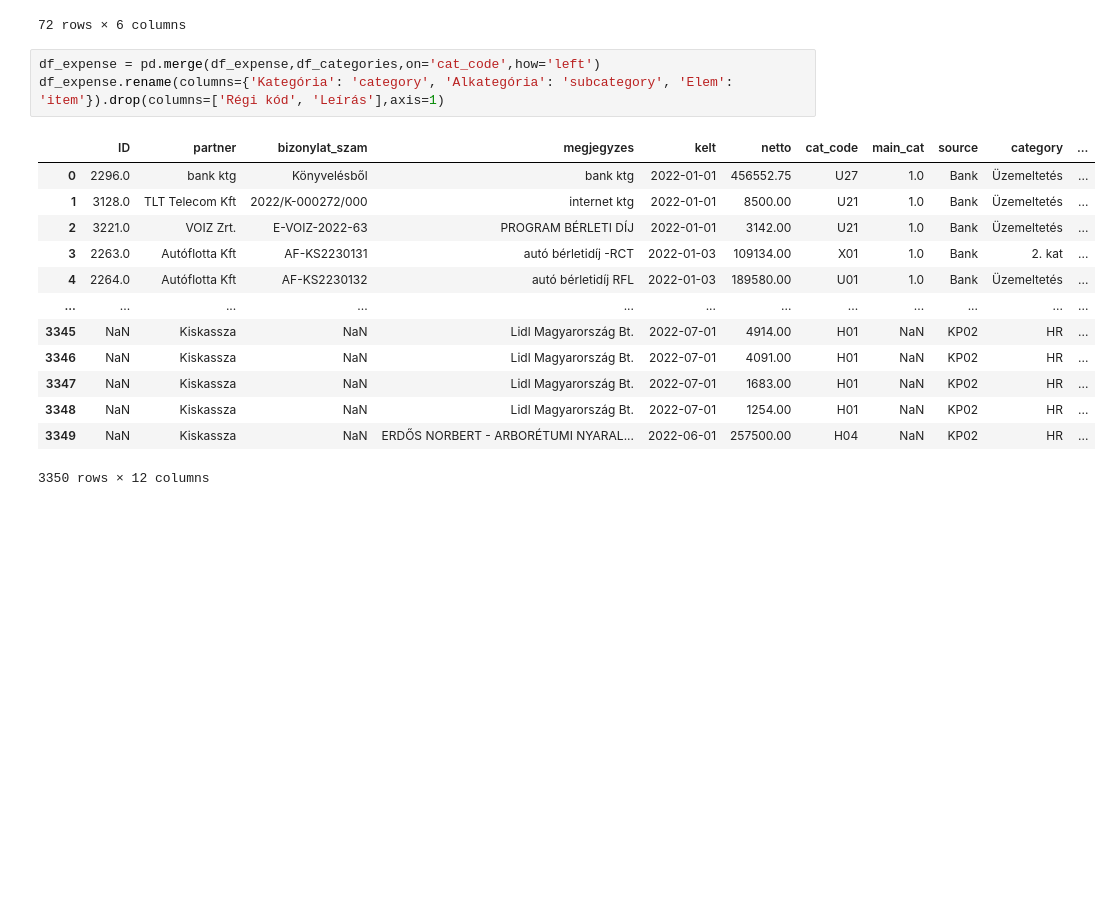
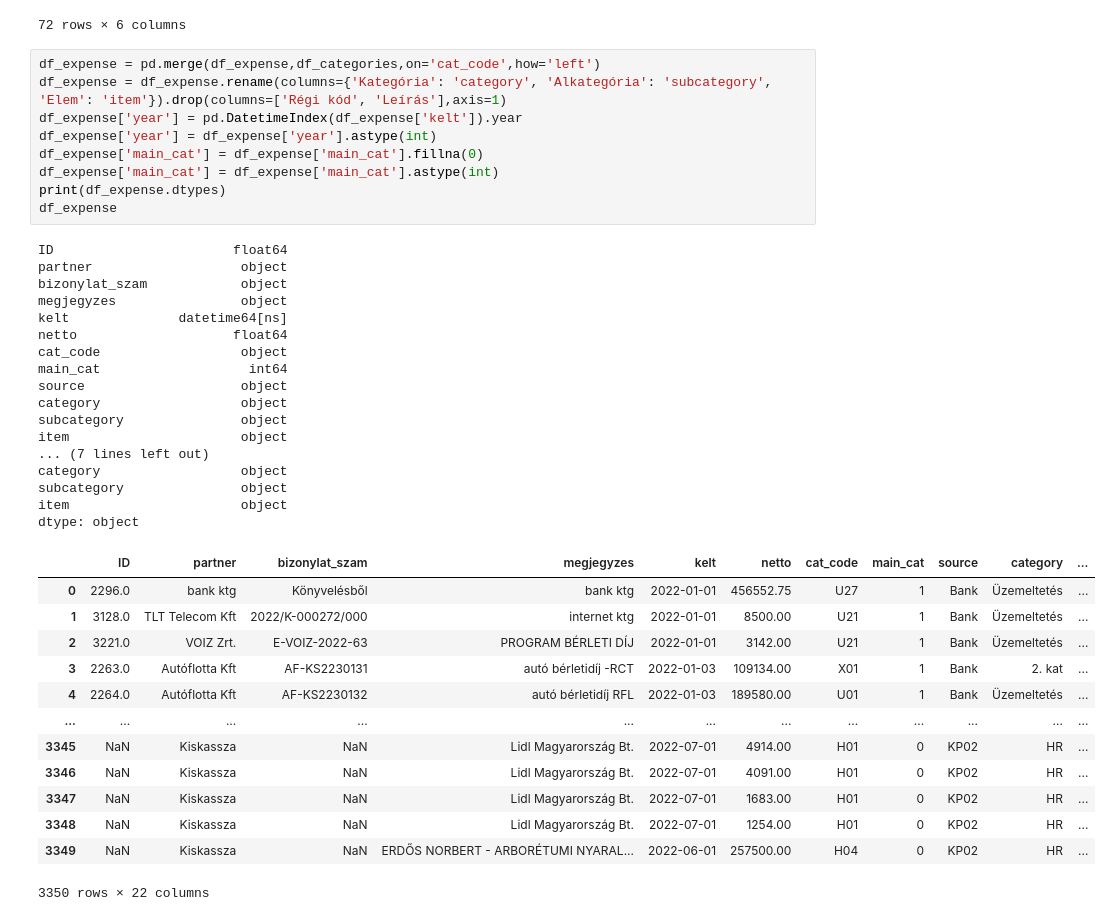
Before and after one commit to nofesmit/project-dragon, a Jupyter notebook: test.ipynb, the cells around one changed output. Drawn from its saved outputs; the diff is of its cells as text; blank space fills up the shorter version.

```diff
--- a/test.ipynb
+++ b/test.ipynb
@@ -77,18 +77,41 @@ df_categories
 72 rows × 6 columns
 # %%
 df_expense = pd.merge(df_expense,df_categories,on='cat_code',how='left')
-df_expense.rename(columns={'Kategória': 'category', 'Alkategória': 'subcategory', 'Elem': 'item'}).drop(columns=['Régi kód', 'Leírás'],axis=1)
+df_expense = df_expense.rename(columns={'Kategória': 'category', 'Alkategória': 'subcategory', 'Elem': 'item'}).drop(columns=['Régi kód', 'Leírás'],axis=1)
+df_expense['year'] = pd.DatetimeIndex(df_expense['kelt']).year
+df_expense['year'] = df_expense['year'].astype(int)
+df_expense['main_cat'] = df_expense['main_cat'].fillna(0)
+df_expense['main_cat'] = df_expense['main_cat'].astype(int)
+print(df_expense.dtypes)
+df_expense
 # %% [output]
+ID                       float64
+partner                   object
+bizonylat_szam            object
+megjegyzes                object
+kelt              datetime64[ns]
+netto                    float64
+cat_code                  object
+main_cat                   int64
+source                    object
+category                  object
+subcategory               object
+item                      object
+... (7 lines left out)
+category                  object
+subcategory               object
+item                      object
+dtype: object
 |  | ID | partner | bizonylat_szam | megjegyzes | kelt | netto | cat_code | main_cat | source | category | ... |
-| 0 | 2296.0 | bank ktg | Könyvelésből | bank ktg | 2022-01-01 | 456552.75 | U27 | 1.0 | Bank | Üzemeltetés | ... |
-| 1 | 3128.0 | TLT Telecom Kft | 2022/K-000272/000 | internet ktg | 2022-01-01 | 8500.00 | U21 | 1.0 | Bank | Üzemeltetés | ... |
-| 2 | 3221.0 | VOIZ Zrt. | E-VOIZ-2022-63 | PROGRAM BÉRLETI DÍJ | 2022-01-01 | 3142.00 | U21 | 1.0 | Bank | Üzemeltetés | ... |
-| 3 | 2263.0 | Autóflotta Kft | AF-KS2230131 | autó bérletidíj -RCT | 2022-01-03 | 109134.00 | X01 | 1.0 | Bank | 2. kat | ... |
-| 4 | 2264.0 | Autóflotta Kft | AF-KS2230132 | autó bérletidíj RFL | 2022-01-03 | 189580.00 | U01 | 1.0 | Bank | Üzemeltetés | ... |
+| 0 | 2296.0 | bank ktg | Könyvelésből | bank ktg | 2022-01-01 | 456552.75 | U27 | 1 | Bank | Üzemeltetés | ... |
+| 1 | 3128.0 | TLT Telecom Kft | 2022/K-000272/000 | internet ktg | 2022-01-01 | 8500.00 | U21 | 1 | Bank | Üzemeltetés | ... |
+| 2 | 3221.0 | VOIZ Zrt. | E-VOIZ-2022-63 | PROGRAM BÉRLETI DÍJ | 2022-01-01 | 3142.00 | U21 | 1 | Bank | Üzemeltetés | ... |
+| 3 | 2263.0 | Autóflotta Kft | AF-KS2230131 | autó bérletidíj -RCT | 2022-01-03 | 109134.00 | X01 | 1 | Bank | 2. kat | ... |
+| 4 | 2264.0 | Autóflotta Kft | AF-KS2230132 | autó bérletidíj RFL | 2022-01-03 | 189580.00 | U01 | 1 | Bank | Üzemeltetés | ... |
 | ... | ... | ... | ... | ... | ... | ... | ... | ... | ... | ... | ... |
-| 3345 | NaN | Kiskassza | NaN | Lidl Magyarország Bt. | 2022-07-01 | 4914.00 | H01 | NaN | KP02 | HR | ... |
-| 3346 | NaN | Kiskassza | NaN | Lidl Magyarország Bt. | 2022-07-01 | 4091.00 | H01 | NaN | KP02 | HR | ... |
-| 3347 | NaN | Kiskassza | NaN | Lidl Magyarország Bt. | 2022-07-01 | 1683.00 | H01 | NaN | KP02 | HR | ... |
-| 3348 | NaN | Kiskassza | NaN | Lidl Magyarország Bt. | 2022-07-01 | 1254.00 | H01 | NaN | KP02 | HR | ... |
-| 3349 | NaN | Kiskassza | NaN | ERDŐS NORBERT - ARBORÉTUMI NYARAL... | 2022-06-01 | 257500.00 | H04 | NaN | KP02 | HR | ... |
+| 3345 | NaN | Kiskassza | NaN | Lidl Magyarország Bt. | 2022-07-01 | 4914.00 | H01 | 0 | KP02 | HR | ... |
+| 3346 | NaN | Kiskassza | NaN | Lidl Magyarország Bt. | 2022-07-01 | 4091.00 | H01 | 0 | KP02 | HR | ... |
+| 3347 | NaN | Kiskassza | NaN | Lidl Magyarország Bt. | 2022-07-01 | 1683.00 | H01 | 0 | KP02 | HR | ... |
+| 3348 | NaN | Kiskassza | NaN | Lidl Magyarország Bt. | 2022-07-01 | 1254.00 | H01 | 0 | KP02 | HR | ... |
+| 3349 | NaN | Kiskassza | NaN | ERDŐS NORBERT - ARBORÉTUMI NYARAL... | 2022-06-01 | 257500.00 | H04 | 0 | KP02 | HR | ... |
-3350 rows × 12 columns
+3350 rows × 22 columns
```
Also changed, not shown: parts of 2 cells of this notebook, 6 other files.
